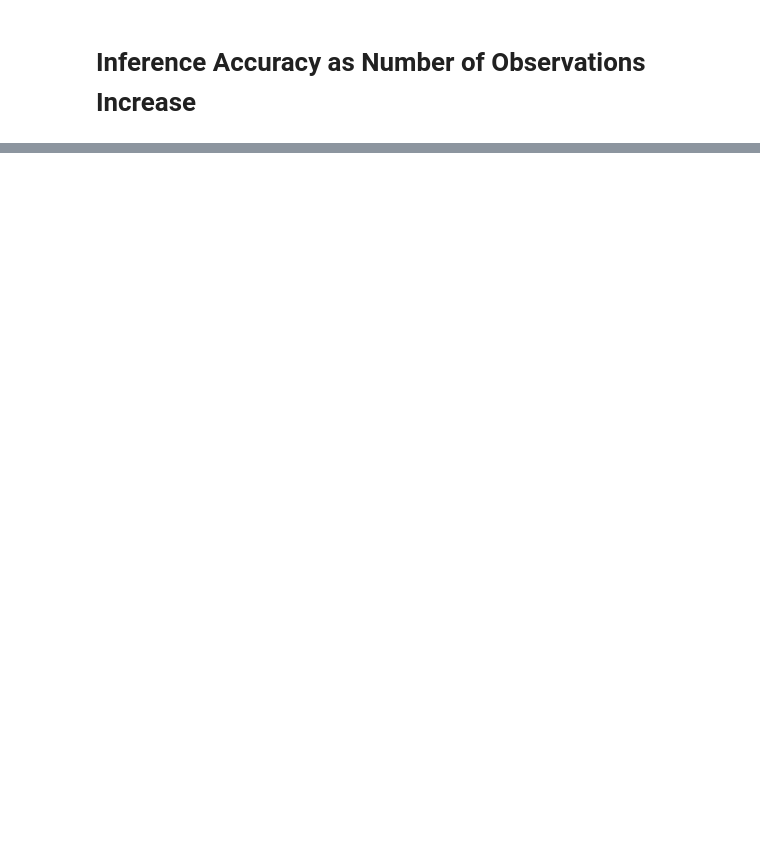
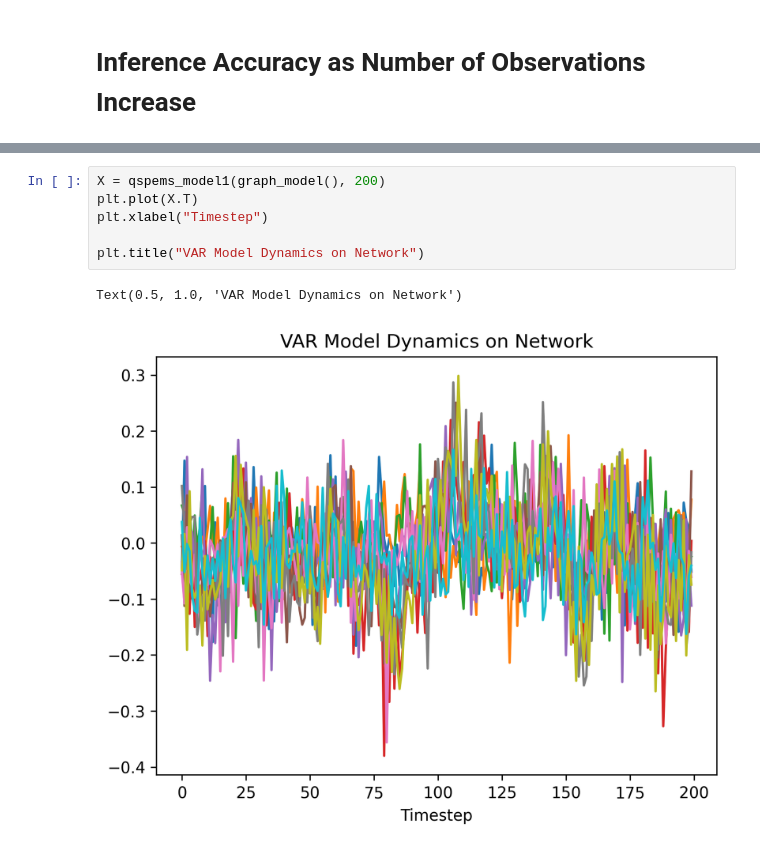
Before and after one commit to djpasseyjr/graphinference, a Jupyter notebook: Notebooks/Jupyter/InferenceAccAsObsIncr.ipynb, the cells around one changed output, grey strips where cells are left out. Drawn from its saved outputs; the diff is of its cells as text; blank space fills up the shorter version.

```diff
--- a/Notebooks/Jupyter/InferenceAccAsObsIncr.ipynb
+++ b/Notebooks/Jupyter/InferenceAccAsObsIncr.ipynb
@@ -81,0 +142,9 @@ plt.show()
+# %%
+X = qspems_model1(graph_model(), 200)
+plt.plot(X.T)
+plt.xlabel("Timestep")
+
+plt.title("VAR Model Dynamics on Network")
+# %% [output]
+Text(0.5, 1.0, 'VAR Model Dynamics on Network')
+[figure, added]
```
Also changed, not shown: parts of 9 cells of this notebook, 2 other files.
